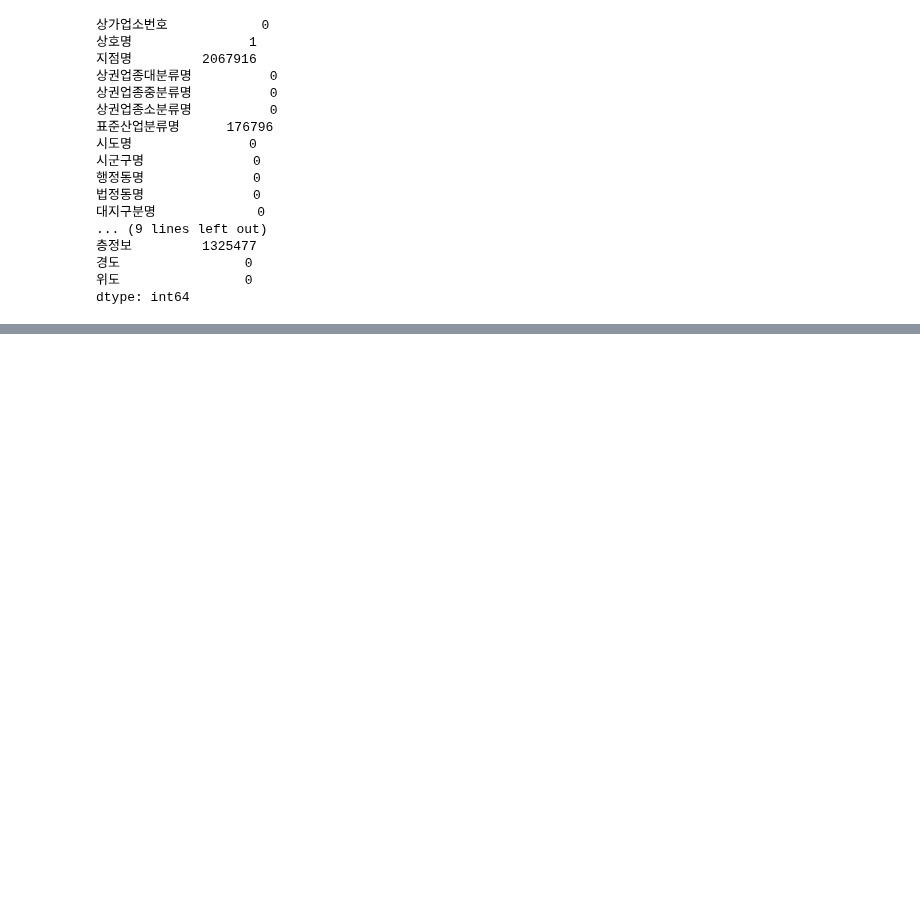
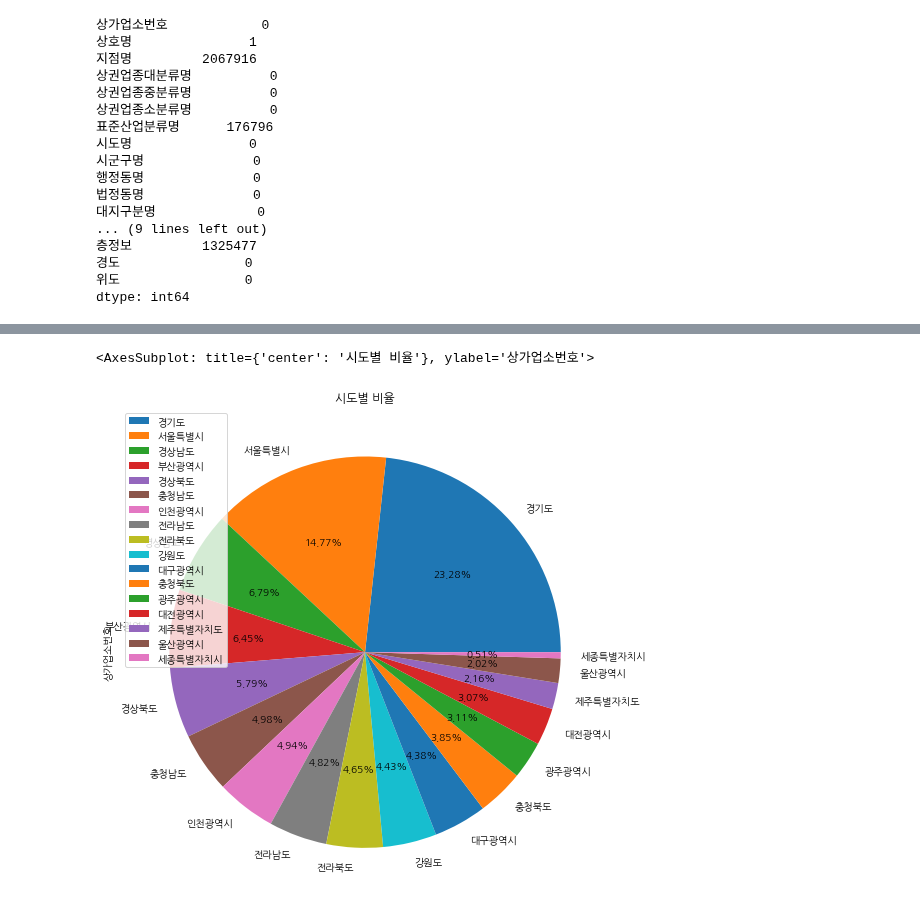
Before and after one commit to jsh0551/data_analysis_practice, a Jupyter notebook: 공공데이터포털/소상공인시장진흥공단_상가(상권)정보.ipynb, the cells around one changed output, grey strips where cells are left out. Cells and saved outputs as stored; diff of their text form; code cells hidden in the pictures; blank space fills up the shorter version.

```diff
--- a/공공데이터포털/소상공인시장진흥공단_상가(상권)정보.ipynb
+++ b/공공데이터포털/소상공인시장진흥공단_상가(상권)정보.ipynb
@@ -150,0 +174,7 @@ df.head()
+# %%
+fig,ax = plt.subplots(1,1,figsize=(9,9))
+sub_df = df.groupby('시도명',as_index=False)['상가업소번호'].count().sort_values('상가업소번호',ascending=False)
+sub_df.plot.pie(y='상가업소번호',labels=sub_df['시도명'].unique(),autopct='%.2f%%',ax=ax,title='시도별 비율')
+# %% [output]
+<AxesSubplot: title={'center': '시도별 비율'}, ylabel='상가업소번호'>
+[figure, added]
```
Also changed, not shown: parts of 10 cells of this notebook.
